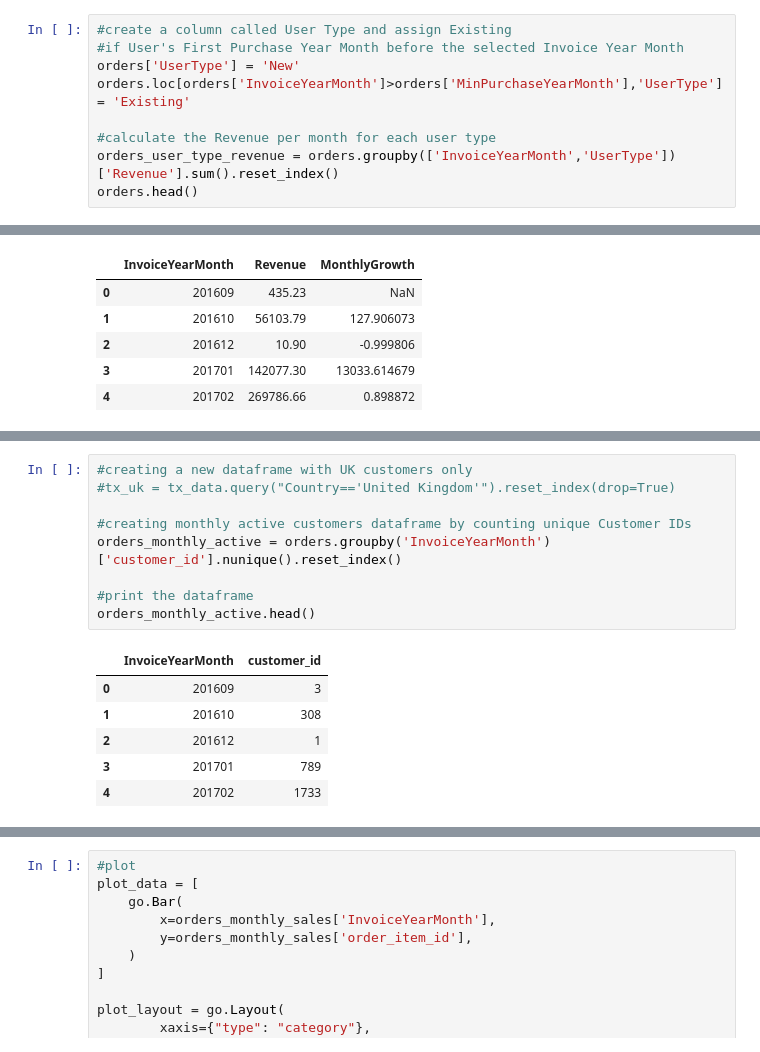
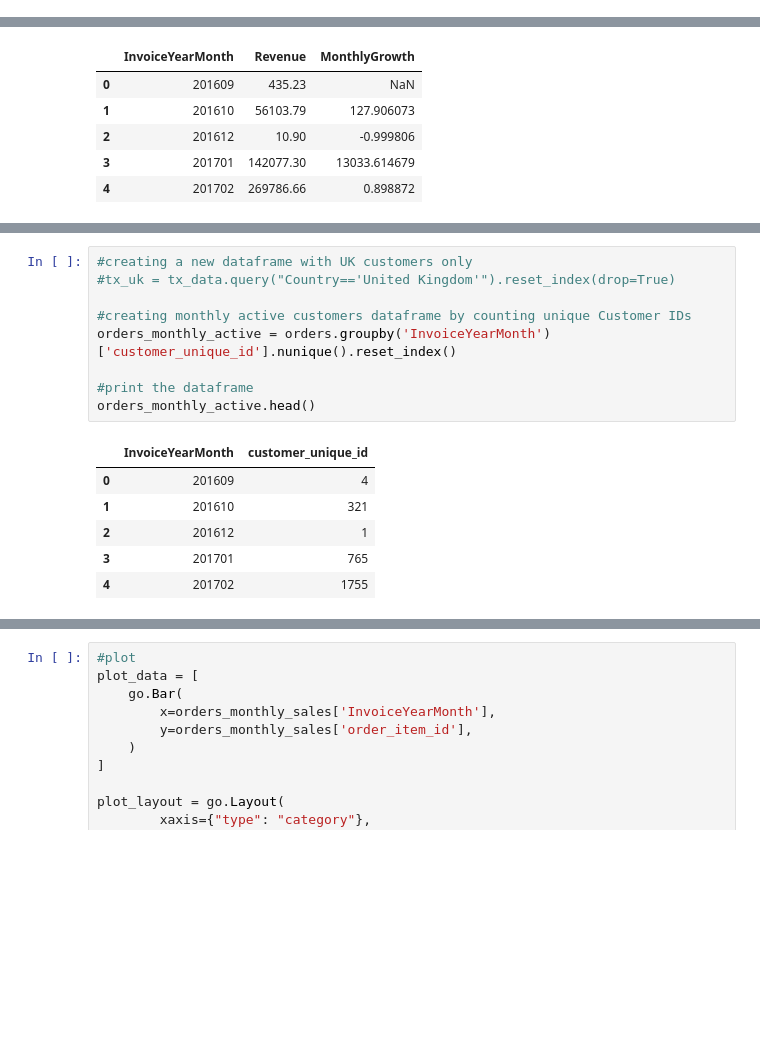
Before and after one commit to shweta-yadav15/Ecommerce-Data-Analysis, a Jupyter notebook: Know_your_metrics.ipynb, the cells around one changed output, grey strips where cells are left out. Saved outputs shown, nothing was run; the diff lists cells and outputs as text; blank space fills up the shorter version.

```diff
--- a/Know_your_metrics.ipynb
+++ b/Know_your_metrics.ipynb
@@ -120,9 +99,0 @@ orders = pd.merge(orders, orders_min_purchase, on='customer_unique_id')
-# %%
-#create a column called User Type and assign Existing
-#if User's First Purchase Year Month before the selected Invoice Year Month
-orders['UserType'] = 'New'
-orders.loc[orders['InvoiceYearMonth']>orders['MinPurchaseYearMonth'],'UserType'] = 'Existing'
-
-#calculate the Revenue per month for each user type
-orders_user_type_revenue = orders.groupby(['InvoiceYearMonth','UserType'])['Revenue'].sum().reset_index()
-orders.head()
@@ -208,19 +150,19 @@ fig.show()
 # %%
 #creating a new dataframe with UK customers only
 #tx_uk = tx_data.query("Country=='United Kingdom'").reset_index(drop=True)
 
 #creating monthly active customers dataframe by counting unique Customer IDs
-orders_monthly_active = orders.groupby('InvoiceYearMonth')['customer_id'].nunique().reset_index()
+orders_monthly_active = orders.groupby('InvoiceYearMonth')['customer_unique_id'].nunique().reset_index()
 
 #print the dataframe
 orders_monthly_active.head()
 # %% [output]
-|  | InvoiceYearMonth | customer_id |
-| 0 | 201609 | 3 |
-| 1 | 201610 | 308 |
+|  | InvoiceYearMonth | customer_unique_id |
+| 0 | 201609 | 4 |
+| 1 | 201610 | 321 |
 | 2 | 201612 | 1 |
-| 3 | 201701 | 789 |
-| 4 | 201702 | 1733 |
+| 3 | 201701 | 765 |
+| 4 | 201702 | 1755 |
 # %%
 #plotting the output
 plot_data = [
```
Also changed, not shown: parts of 20 cells of this notebook.
